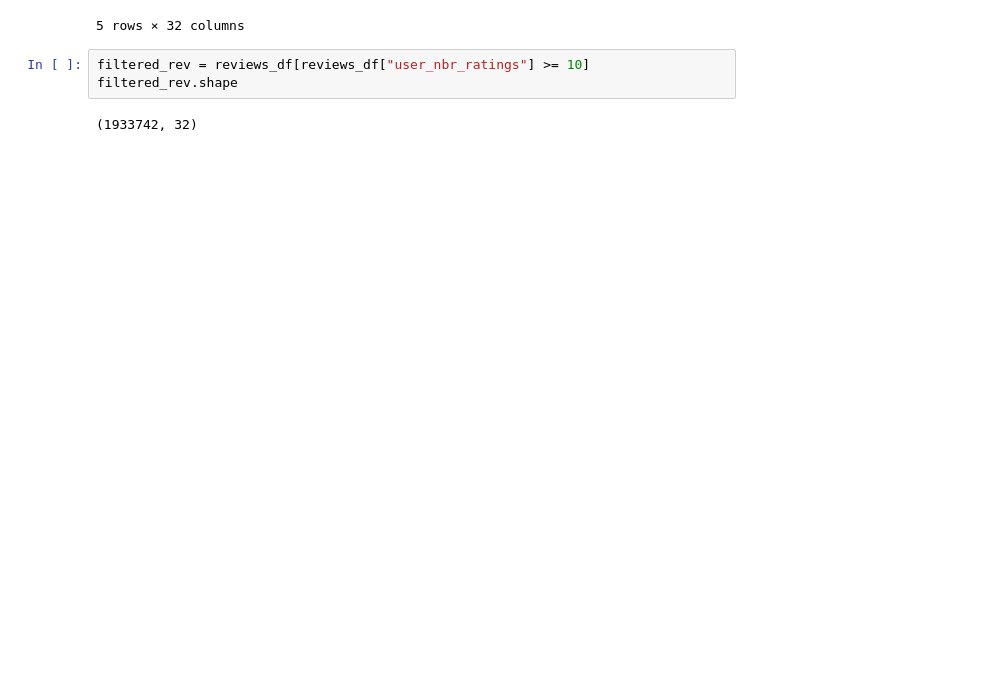
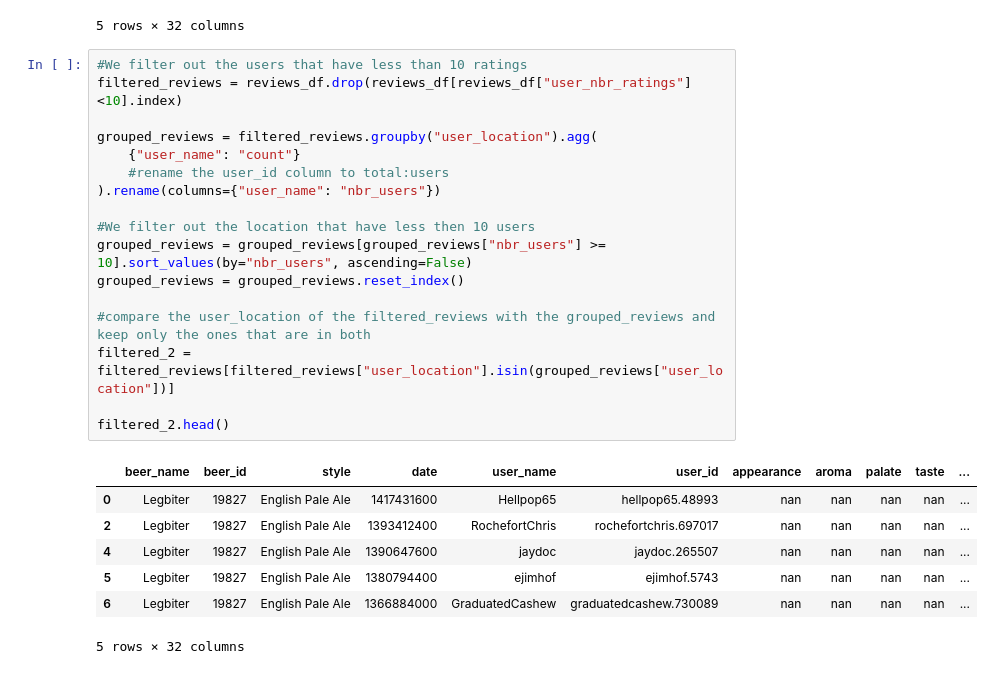
Before and after one commit to epfl-ada/ada-2023-project-riskybiscuits, a Jupyter notebook: main.ipynb, the cells around one changed output. Saved outputs shown, nothing was run; the diff lists cells and outputs as text; blank space fills up the shorter version.

```diff
--- a/main.ipynb
+++ b/main.ipynb
@@ -242,8 +214,28 @@ first_guy.head()
 | 2386 | Strathaven Old Mortality | 50492 | Scottish Ale | 1308650400 | stcules | stcules.473 | 3.5 | 3.0 | 2.5 | 2.5 | ... |
 | 2709 | Gladeye IPA | 143242 | English India Pale Ale (IPA) | 1426417200 | stcules | stcules.473 | 3.25 | 3.25 | 3.25 | 3.5 | ... |
 5 rows × 32 columns
-# %%
-filtered_rev = reviews_df[reviews_df["user_nbr_ratings"] >= 10]
-filtered_rev.shape
-# %% [output]
-(1933742, 32)
+# %%
+#We filter out the users that have less than 10 ratings
+filtered_reviews = reviews_df.drop(reviews_df[reviews_df["user_nbr_ratings"]<10].index)
+
+grouped_reviews = filtered_reviews.groupby("user_location").agg(
+    {"user_name": "count"}
+    #rename the user_id column to total:users
+).rename(columns={"user_name": "nbr_users"})
+
+#We filter out the location that have less then 10 users
+grouped_reviews = grouped_reviews[grouped_reviews["nbr_users"] >= 10].sort_values(by="nbr_users", ascending=False)
+grouped_reviews = grouped_reviews.reset_index()
+
+#compare the user_location of the filtered_reviews with the grouped_reviews and keep only the ones that are in both
+filtered_2 = filtered_reviews[filtered_reviews["user_location"].isin(grouped_reviews["user_location"])]
+
+filtered_2.head()
+# %% [output]
+|  | beer_name | beer_id | style | date | user_name | user_id | appearance | aroma | palate | taste | ... |
+| 0 | Legbiter | 19827 | English Pale Ale | 1417431600 | Hellpop65 | hellpop65.48993 | nan | nan | nan | nan | ... |
+| 2 | Legbiter | 19827 | English Pale Ale | 1393412400 | RochefortChris | rochefortchris.697017 | nan | nan | nan | nan | ... |
+| 4 | Legbiter | 19827 | English Pale Ale | 1390647600 | jaydoc | jaydoc.265507 | nan | nan | nan | nan | ... |
+| 5 | Legbiter | 19827 | English Pale Ale | 1380794400 | ejimhof | ejimhof.5743 | nan | nan | nan | nan | ... |
+| 6 | Legbiter | 19827 | English Pale Ale | 1366884000 | GraduatedCashew | graduatedcashew.730089 | nan | nan | nan | nan | ... |
+5 rows × 32 columns
```
Also changed, not shown: parts of 7 cells of this notebook.
